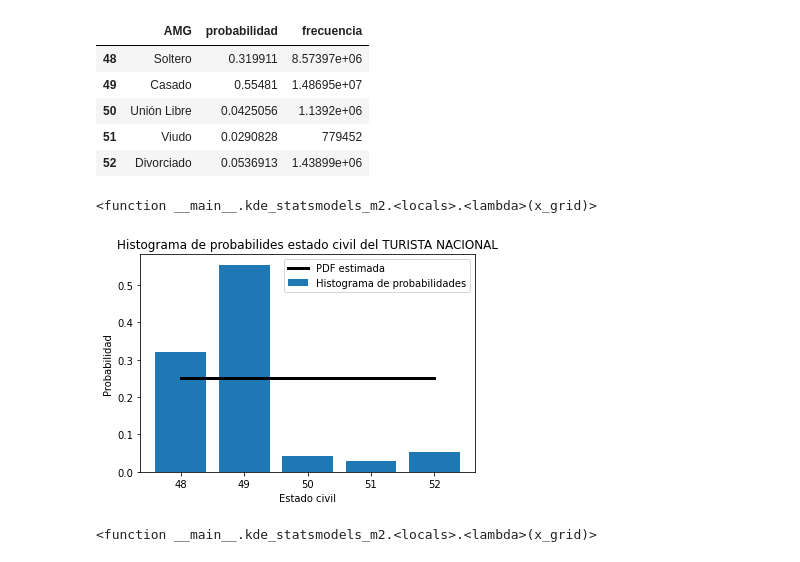
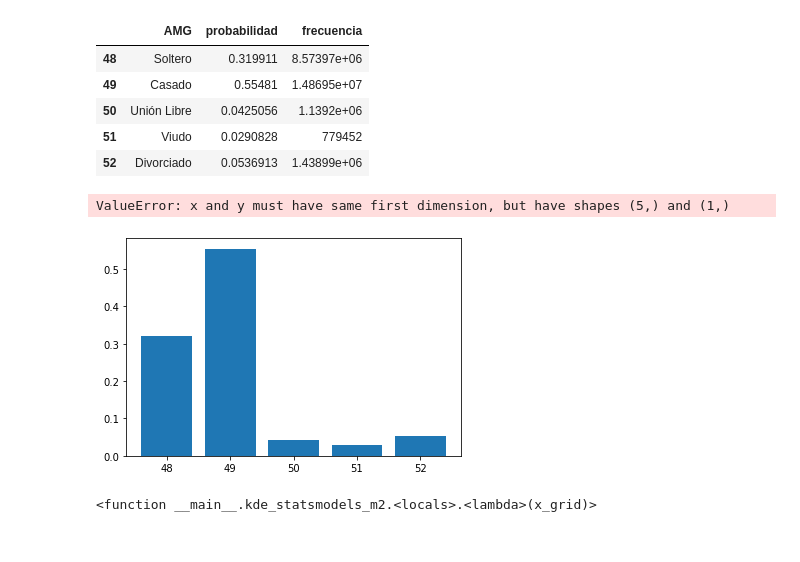
Before and after one commit to ariadnagalindom/Proyecto_GIMontoya_ADGalindo, a Jupyter notebook: CODIGO Ariadna.ipynb, the cells around one changed output. Saved outputs shown, nothing was run; the diff lists cells and outputs as text; code cells hidden in the pictures.

```diff
--- a/CODIGO Ariadna.ipynb
+++ b/CODIGO Ariadna.ipynb
@@ -386,29 +404,26 @@ def kde_statsmodels_m2(x, bandwidth=0.2):
                           bw='cv_ml',  #bandwidth * np.ones_like(x),
                           var_type='u')
     return lambda x_grid:kde.pdf(x_grid)
-# %%
-pdf2
-# %% [output]
-<function __main__.kde_statsmodels_m2.<locals>.<lambda>(x_grid)>
 # %%
 #definimos el grid sobre el que vamos a trabajar
 x=np.array(nac_civil.probabilidad,dtype=np.float64)
 x_grid=np.linspace(48,52,5)
 
 #aplicamos nuestra función
-pdf=kde_statsmodels_m(x,x_grid, bandwidth=0.2)
+#pdf=kde_statsmodels_m(x,x_grid, bandwidth=0.2)
 pdf2=kde_statsmodels_m2(x, bandwidth=0.2)
 
 #gráfica
 plt.bar(nac_civil.index,nac_civil.probabilidad, label='Histograma de probabilidades')
-plt.plot(x_grid, pdf, label='PDF estimada', color='k', linewidth=3)
+plt.plot(x_grid, pdf2, label='PDF estimada', color='k', linewidth=3)
 plt.xlabel('Estado civil')
 plt.ylabel('Probabilidad')
 plt.title('Histograma de probabilides estado civil del TURISTA NACIONAL')
 plt.legend()
 plt.show()
 # %% [output]
+ValueError: x and y must have same first dimension, but have shapes (5,) and (1,)
-[figure, old version]
+[figure, new version]
 # %%
 x=np.array(nac_civil.probabilidad,dtype=np.float64)
 kde_nac_civil=kde_statsmodels_m2(x)
```
Also changed, not shown: parts of 3 cells of this notebook.
